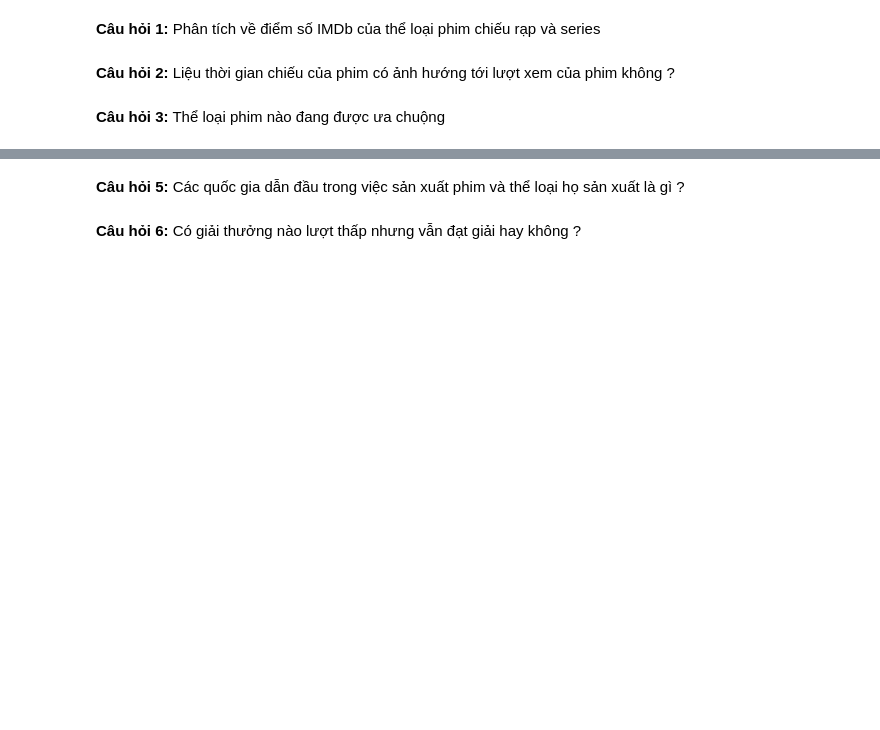
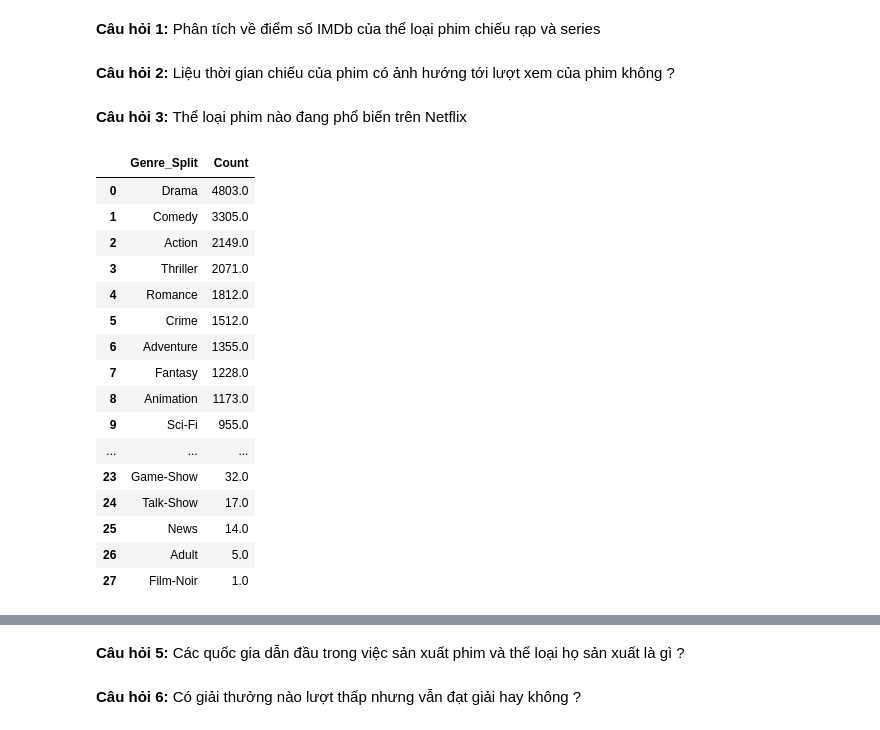
Before and after one commit to VienHaiYen/Netflix-dataset-2021, a Jupyter notebook: main.ipynb, the cells around one changed output, grey strips where cells are left out. Drawn from its saved outputs; the diff is of its cells as text; code cells hidden in the pictures; blank space fills up the shorter version.

Commit message:
Thể loại phim nào đang phổ biến trên Netflix

```diff
--- a/main.ipynb
+++ b/main.ipynb
@@ -194,4 +197,31 @@ array([(0, 0.5), (1, 2), (2, nan), (0.5, 1), (nan, nan)], dtype=object)
 # %% [markdown]
 **Câu hỏi 2:** Liệu thời gian chiếu của phim có ảnh hướng tới lượt xem của phim không ?
 # %% [markdown]
-**Câu hỏi 3:** Thể loại phim nào đang được ưa chuộng
+**Câu hỏi 3:** Thể loại phim nào đang phổ biến trên Netflix
+# %%
+df1=df[['Genre']].copy().dropna()
+df1=df1.Genre.apply(pd.Series).merge(df1,right_index=True,left_index=True)
+df1=df1.melt(id_vars=['Genre'],value_name="Genre_Split")
+df1=df1.drop(["variable","Genre"],axis=1).dropna()
+df1['Count']=np.ones(len(df1))
+df1=df1.groupby(['Genre_Split'])['Count'].sum().to_frame().reset_index(names="Genre_Split")
+df1=df1.sort_values(by=["Count"],ascending=False,ignore_index=True)
+df1
+# %% [output]
+|  | Genre_Split | Count |
+| 0 | Drama | 4803.0 |
+| 1 | Comedy | 3305.0 |
+| 2 | Action | 2149.0 |
+| 3 | Thriller | 2071.0 |
+| 4 | Romance | 1812.0 |
+| 5 | Crime | 1512.0 |
+| 6 | Adventure | 1355.0 |
+| 7 | Fantasy | 1228.0 |
+| 8 | Animation | 1173.0 |
+| 9 | Sci-Fi | 955.0 |
+| ... | ... | ... |
+| 23 | Game-Show | 32.0 |
+| 24 | Talk-Show | 17.0 |
+| 25 | News | 14.0 |
+| 26 | Adult | 5.0 |
+| 27 | Film-Noir | 1.0 |
```
Also changed, not shown: parts of 6 cells of this notebook.
